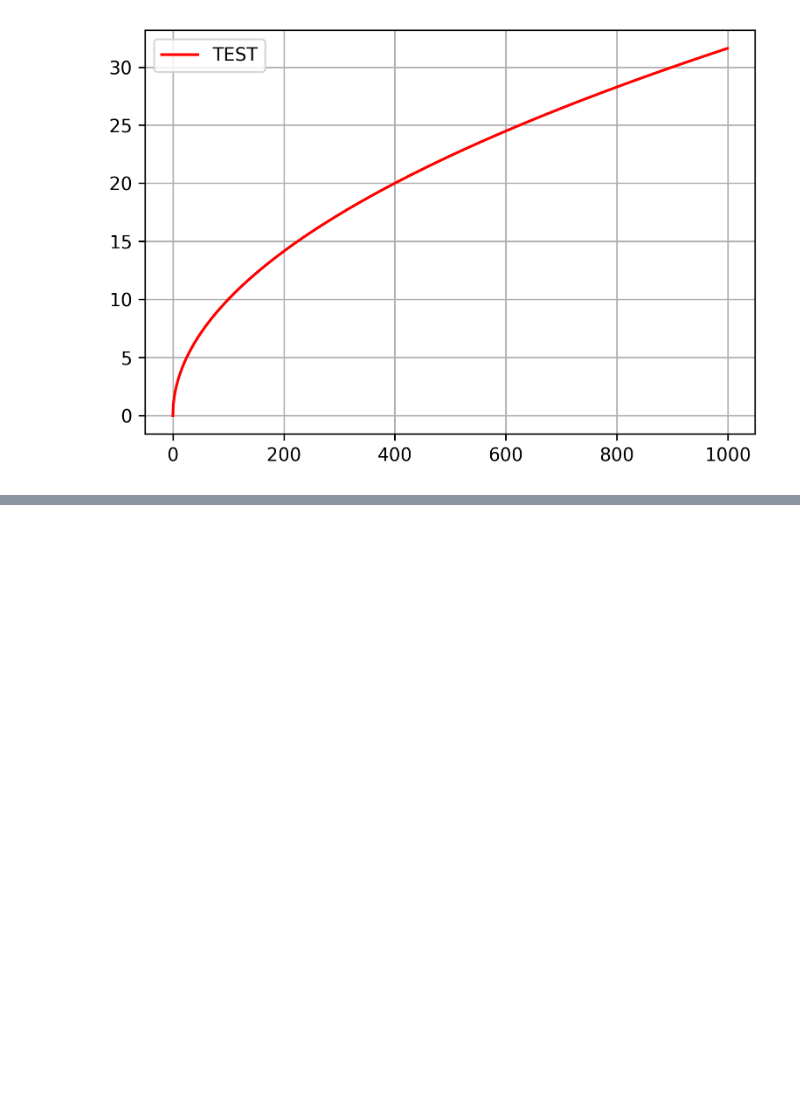
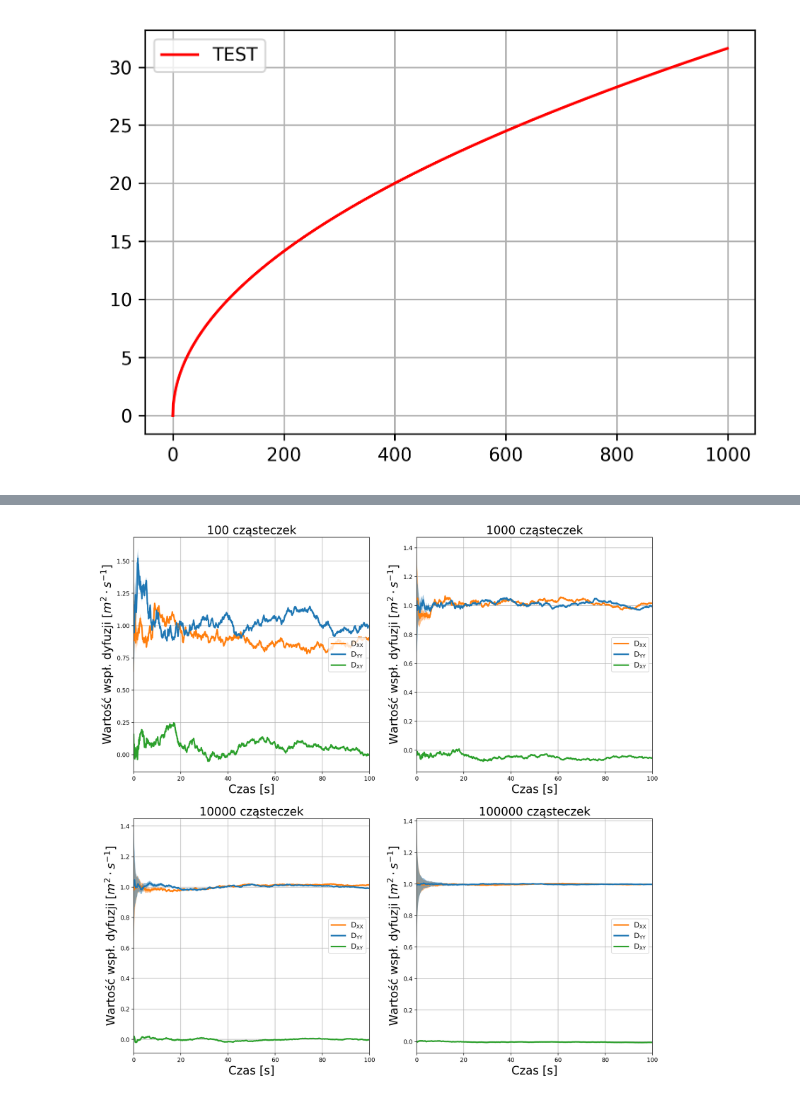
Before and after one commit to lruba939/Monte-Carlo, a Jupyter notebook: Lab 6/obrazy.ipynb, the cells around one changed output, grey strips where cells are left out. Saved outputs shown, nothing was run; the diff lists cells and outputs as text; code cells hidden in the pictures; blank space fills up the shorter version.

```diff
--- a/Lab 6/obrazy.ipynb
+++ b/Lab 6/obrazy.ipynb
@@ -45,0 +51,40 @@ for N in range(len(Ns)-1):
+# %%
+def plotasy_stat(fig, axs, data, N, i, Ns, ax1, ax2):
+    x = data[0+N*i:N+N*i,1]
+    d1 = data[0+N*i:N+N*i,5]
+    sdt_d1 = data[0+N*i:N+N*i,8]
+    d2 = data[0+N*i:N+N*i,6]
+    sdt_d2 = data[0+N*i:N+N*i,9]
+    d3 = data[0+N*i:N+N*i,7]
+    sdt_d3 = data[0+N*i:N+N*i,10]
+
+    axs[ax1, ax2].plot(x, d1, '-', linewidth=2.5, color='tab:orange', label=r"D$_{\text{XX}}$")
+    axs[ax1, ax2].fill_between(x, d1-sdt_d1, d1+sdt_d1, alpha=0.5, facecolor='tab:orange')
+
+    axs[ax1, ax2].plot(x, d2, '-', linewidth=2.5, color='tab:blue' , label=r"D$_{\text{YY}}$")
+    axs[ax1, ax2].fill_between(x, d2-sdt_d1, d2+sdt_d2, alpha=0.5, facecolor='tab:blue')
+
+    axs[ax1, ax2].plot(x, d3, '-', linewidth=2.5, color='tab:green' , label=r"D$_{\text{XY}}$")
+    axs[ax1, ax2].fill_between(x, d3-sdt_d3, d3+sdt_d3, alpha=0.5, facecolor='tab:green')
+
+    axs[ax1, ax2].grid(True)
+    axs[ax1, ax2].set_title(str(Ns) + " cząsteczek", fontsize=20)
+    axs[ax1, ax2].set_xlabel("Czas [s]", fontsize=20)
+    axs[ax1, ax2].set_ylabel(r'Wartość wspł. dyfuzji [$m^2\cdot s^{-1}$]', fontsize=20)
+    axs[ax1, ax2].legend(markerscale=12, fontsize=12, loc='center right')
+    axs[ax1, ax2].set_xlim([0,100])
+# %%
+stat = np.loadtxt("wiener_stat.dat", comments="#", delimiter=" ", unpack=False, skiprows=1)
+# print(stat)
+
+Ns = np.array([10**2, 10**3, 10**4, 10**5]) #
+fig, axs = plt.subplots(2, 2, figsize=(16,16), dpi=200)
+
+i=0
+for ax1 in range(2):
+    for ax2 in range(2):
+        plotasy_stat(fig, axs, stat, 1001, i, Ns[i], ax1, ax2)
+        i+=1
+plt.show()
+# %% [output]
+[figure, added]
```
Also changed, not shown: parts of 7 cells of this notebook, 11 other files.
